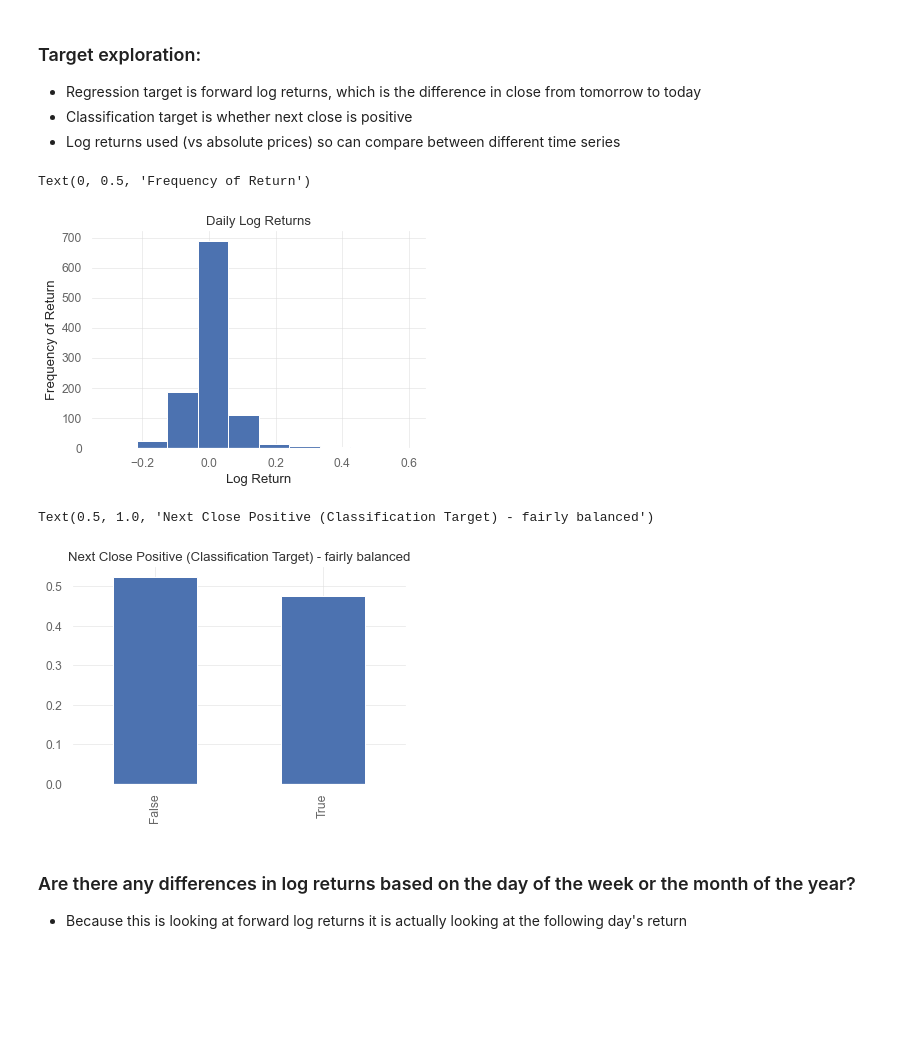
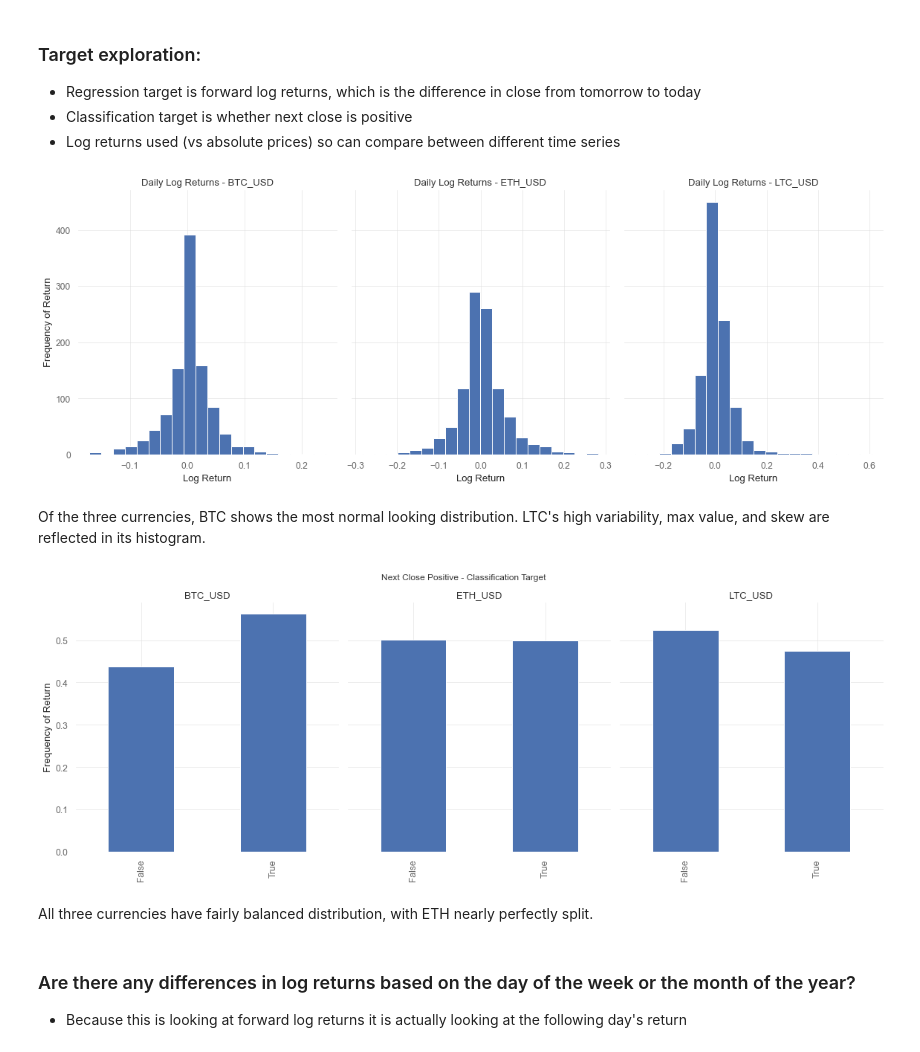
Before and after one commit to jesse-d-marder/crypto-forecast, a Jupyter notebook: predict_crypto.ipynb, the cells around one changed output. Saved outputs shown, nothing was run; the diff lists cells and outputs as text; code cells hidden in the pictures; blank space fills up the shorter version.

Commit message:
Update with statistical tests and exploration

```diff
--- a/predict_crypto.ipynb
+++ b/predict_crypto.ipynb
@@ -94,5 +93,3 @@ summary_df
 | train_LTC_USD | 0.345554 | -0.094857 | -30.795083 | 60.698111 | 6.523377 | 0.052895 | 1.857457 | 13.334966 | -0.015309 |
 | validate_LTC_USD | 0.046693 | 0.017720 | -47.819531 | 23.365639 | 5.319542 | 0.049604 | -1.103964 | 11.688585 | -0.088275 |
 | test_LTC_USD | -0.125704 | 0.158261 | -45.478664 | 26.173885 | 5.753980 | 0.058655 | -1.267938 | 10.626365 | -0.081086 |
-# %%
-train,validate,test = split_data['LTC_USD']
@@ -119,19 +109,31 @@ train,validate,test = split_data['LTC_USD']
 - Classification target is whether next close is positive
 - Log returns used (vs absolute prices) so can compare between different time series
 # %%
-train.fwd_log_ret.hist()
-plt.title('Daily Log Returns')
-plt.xlabel('Log Return')
-plt.ylabel('Frequency of Return')
+figure, ax = plt.subplots(1,3, sharey = True, figsize = (16, 6), )
+for i, k in enumerate(split_data.keys()):
+    train, validate, test = split_data[k]
+    train.fwd_log_ret.hist(bins=20, ax=ax[i])
+    ax[i].set_title(f'Daily Log Returns - {k}')
+    ax[i].set_xlabel('Log Return')
+    ax[0].set(ylabel='Frequency of Return')
+figure.tight_layout()
 # %% [output]
-Text(0, 0.5, 'Frequency of Return')
-[figure, old version]
+[figure, new version]
+# %% [markdown]
+Of the three currencies, BTC shows the most normal looking distribution. LTC's high variability, max value, and skew are reflected in its histogram.
 # %%
-train.fwd_close_positive.value_counts(normalize=True).plot.bar()
-plt.title('Next Close Positive (Classification Target) - fairly balanced')
+figure, ax = plt.subplots(1,3, sharey = True, sharex= False, figsize = (16, 6))
+for i, k in enumerate(split_data.keys()):
+    train, validate, test = split_data[k]
+    train.fwd_close_positive.value_counts(normalize=True).sort_index().plot.bar(ax=ax[i], )
+    ax[i].set_title(f'{k}')
+    ax[0].set(ylabel='Frequency of Return')
+plt.suptitle('Next Close Positive - Classification Target')
+figure.tight_layout()
 # %% [output]
-Text(0.5, 1.0, 'Next Close Positive (Classification Target) - fairly balanced')
-[figure, old version]
+[figure, new version]
+# %% [markdown]
+All three currencies have fairly balanced distribution, with ETH nearly perfectly split.
 # %% [markdown]
 ### Are there any differences in log returns based on the day of the week or the month of the year?
 - Because this is looking at forward log returns it is actually looking at the following day's return
```
Also changed, not shown: parts of 24 cells of this notebook.
